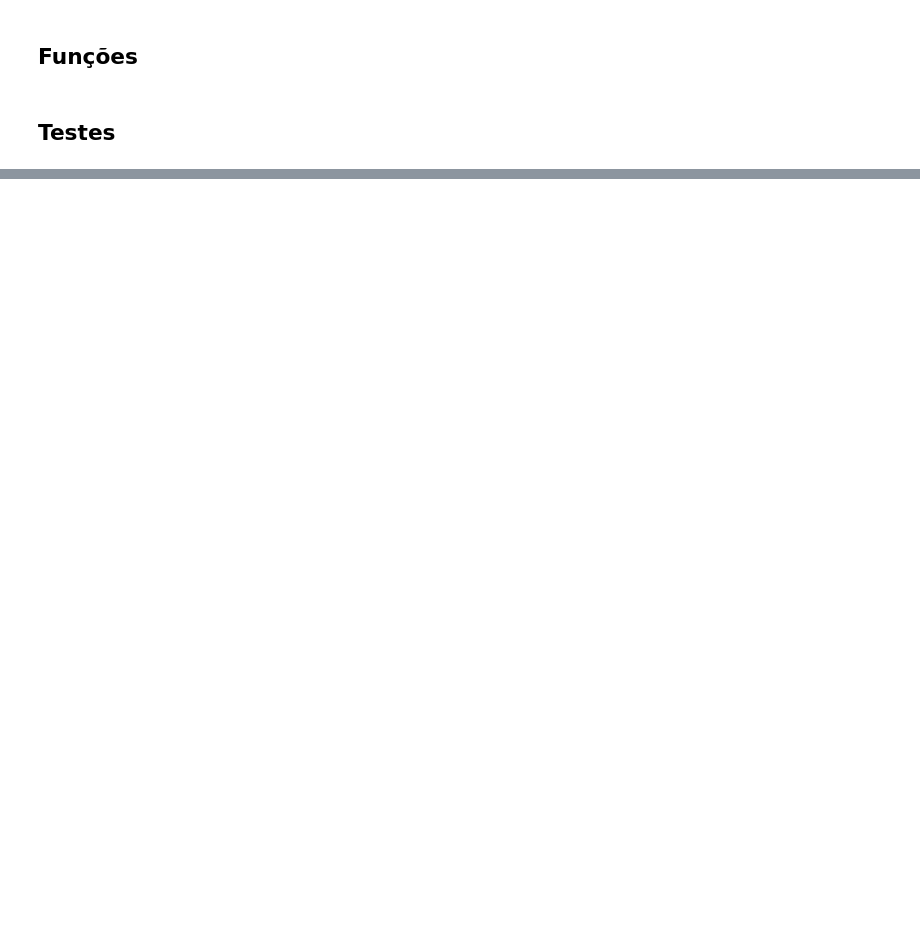
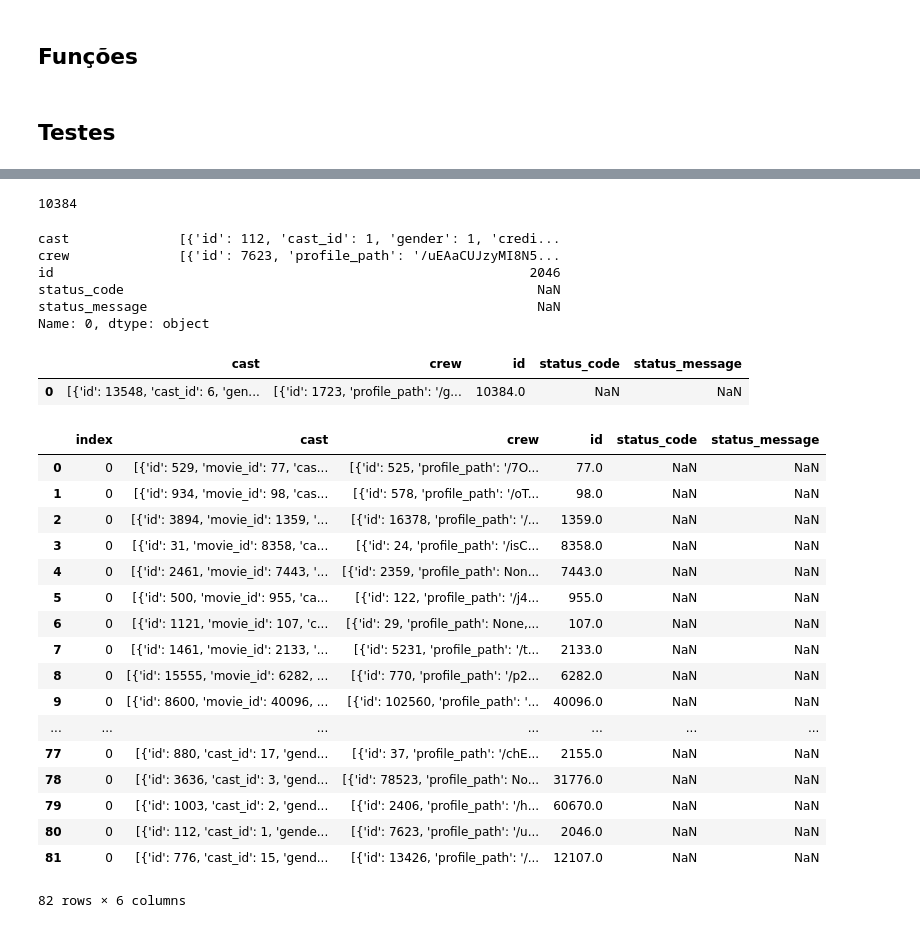
Before and after one commit to ddearauj/movies-analysis, a Jupyter notebook: exploration_notebooks/getCredits.ipynb, the cells around one changed output, grey strips where cells are left out. Drawn from its saved outputs; the diff is of its cells as text; code cells hidden in the pictures; blank space fills up the shorter version.

Commit message:
Organizing getCredits.ipynb (4)

```diff
--- a/exploration_notebooks/getCredits.ipynb
+++ b/exploration_notebooks/getCredits.ipynb
@@ -64,3 +74,8 @@ movie_credits_df = pd.read_csv('movie_credits_df.csv')
+# %%
+# Transformando ids em numérico
+ids_num = list(map(int, ids))
+# %%
+movie_credits_df = get_movie_credits(ids_num)
 # %%
 movie_credits_df.shape
 # %% [output]
@@ -83,0 +94,2 @@ len(ids)
+# %%
+movie_credits_df = movie_credits_df[movie_credits_df['status_code'] != 25]
@@ -83,0 +100,2 @@ len(ids)
+# %%
+movie_credits_df = movie_credits_df.reset_index()
@@ -83,0 +123,39 @@ len(ids)
+# %%
+ids_num[80]
+# %% [output]
+10384
+# %%
+movie_credits_df.iloc[80]
+# %% [output]
+cast              [{'id': 112, 'cast_id': 1, 'gender': 1, 'credi...
+crew              [{'id': 7623, 'profile_path': '/uEAaCUJzyMI8N5...
+id                                                             2046
+status_code                                                     NaN
+status_message                                                  NaN
+Name: 0, dtype: object
+# %%
+movie_credits_df[movie_credits_df['id']==10384]
+# %% [output]
+|  | cast | crew | id | status_code | status_message |
+| 0 | [{'id': 13548, 'cast_id': 6, 'gen... | [{'id': 1723, 'profile_path': '/g... | 10384.0 | NaN | NaN |
+# %%
+movie_credits_df.head(82)
+# %% [output]
+|  | index | cast | crew | id | status_code | status_message |
+| 0 | 0 | [{'id': 529, 'movie_id': 77, 'cas... | [{'id': 525, 'profile_path': '/7O... | 77.0 | NaN | NaN |
+| 1 | 0 | [{'id': 934, 'movie_id': 98, 'cas... | [{'id': 578, 'profile_path': '/oT... | 98.0 | NaN | NaN |
+| 2 | 0 | [{'id': 3894, 'movie_id': 1359, '... | [{'id': 16378, 'profile_path': '/... | 1359.0 | NaN | NaN |
+| 3 | 0 | [{'id': 31, 'movie_id': 8358, 'ca... | [{'id': 24, 'profile_path': '/isC... | 8358.0 | NaN | NaN |
+| 4 | 0 | [{'id': 2461, 'movie_id': 7443, '... | [{'id': 2359, 'profile_path': Non... | 7443.0 | NaN | NaN |
+| 5 | 0 | [{'id': 500, 'movie_id': 955, 'ca... | [{'id': 122, 'profile_path': '/j4... | 955.0 | NaN | NaN |
+| 6 | 0 | [{'id': 1121, 'movie_id': 107, 'c... | [{'id': 29, 'profile_path': None,... | 107.0 | NaN | NaN |
+| 7 | 0 | [{'id': 1461, 'movie_id': 2133, '... | [{'id': 5231, 'profile_path': '/t... | 2133.0 | NaN | NaN |
+| 8 | 0 | [{'id': 15555, 'movie_id': 6282, ... | [{'id': 770, 'profile_path': '/p2... | 6282.0 | NaN | NaN |
+| 9 | 0 | [{'id': 8600, 'movie_id': 40096, ... | [{'id': 102560, 'profile_path': '... | 40096.0 | NaN | NaN |
+| ... | ... | ... | ... | ... | ... | ... |
+| 77 | 0 | [{'id': 880, 'cast_id': 17, 'gend... | [{'id': 37, 'profile_path': '/chE... | 2155.0 | NaN | NaN |
+| 78 | 0 | [{'id': 3636, 'cast_id': 3, 'gend... | [{'id': 78523, 'profile_path': No... | 31776.0 | NaN | NaN |
+| 79 | 0 | [{'id': 1003, 'cast_id': 2, 'gend... | [{'id': 2406, 'profile_path': '/h... | 60670.0 | NaN | NaN |
+| 80 | 0 | [{'id': 112, 'cast_id': 1, 'gende... | [{'id': 7623, 'profile_path': '/u... | 2046.0 | NaN | NaN |
+| 81 | 0 | [{'id': 776, 'cast_id': 15, 'gend... | [{'id': 13426, 'profile_path': '/... | 12107.0 | NaN | NaN |
+82 rows × 6 columns
```
Also changed, not shown: parts of 13 cells of this notebook.
